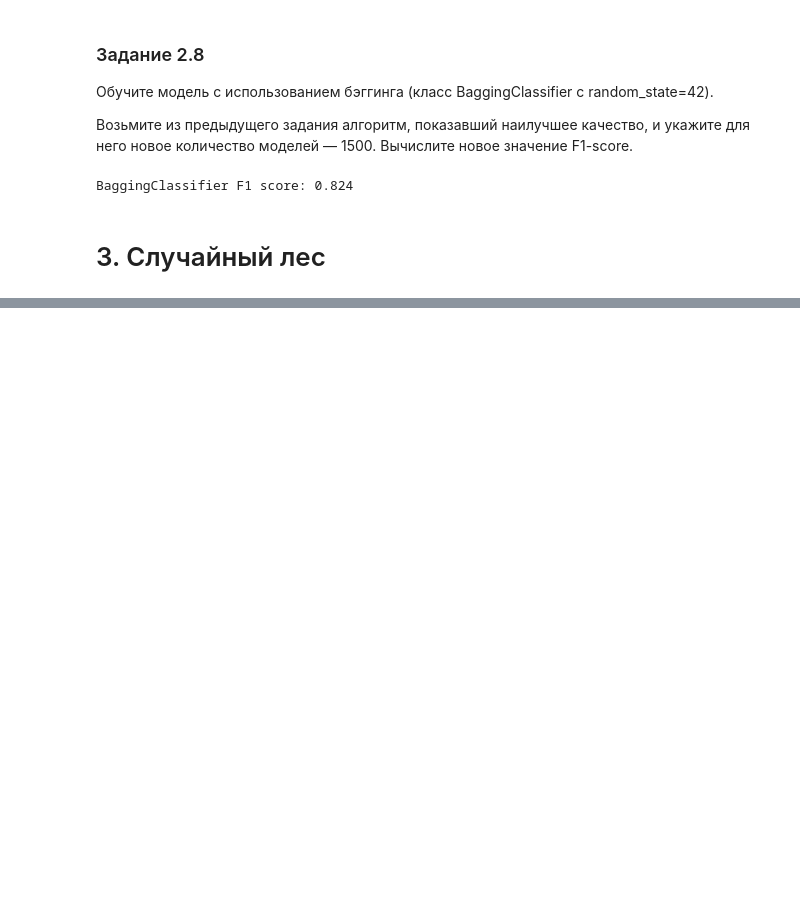
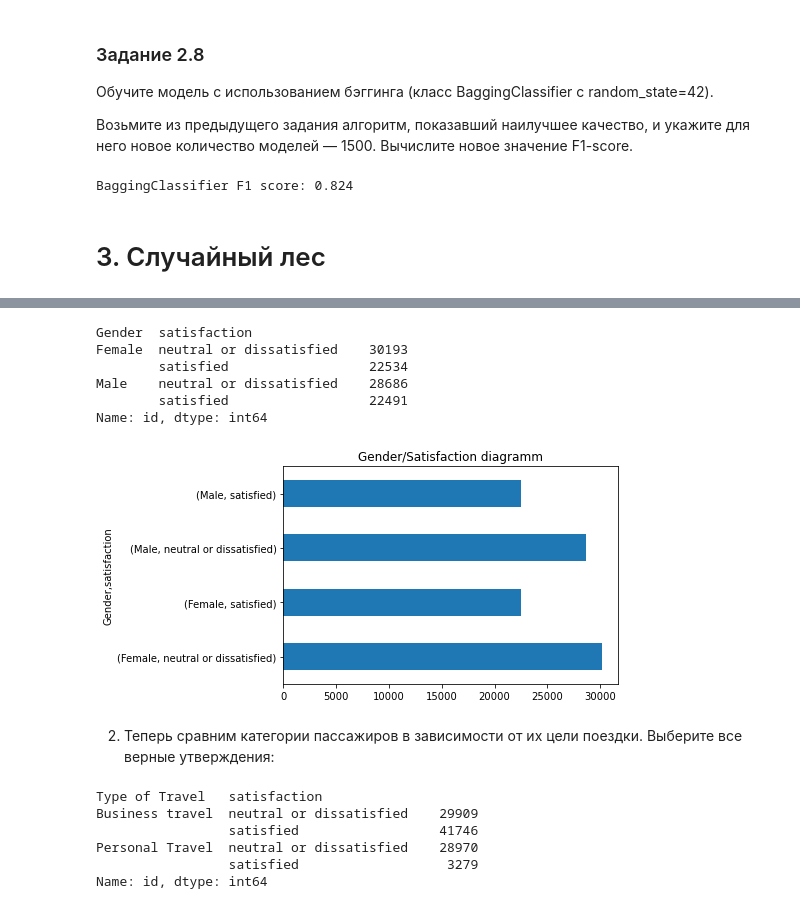
Before and after one commit to Terr14/SF_DS, a Jupyter notebook: SF_DataScience/MATH&ML-9. Математика ансамблевых методов/MATH&ML-9. Математика ансамблевых методов.ipynb, the cells around one changed output, grey strips where cells are left out. Drawn from its saved outputs; the diff is of its cells as text; code cells hidden in the pictures; blank space fills up the shorter version.

```diff
--- a/SF_DataScience/MATH&ML-9. Математика ансамблевых методов/MATH&ML-9. Математика ансамблевых методов.ipynb
+++ b/SF_DataScience/MATH&ML-9. Математика ансамблевых методов/MATH&ML-9. Математика ансамблевых методов.ipynb
@@ -492,0 +1592,4 @@ BaggingClassifier F1 score: 0.824
+# %%
+data = pd.read_csv('data/AirPass.zip').drop(columns=['Unnamed: 0'])
+
+data.head()
@@ -492,0 +1632,6 @@ BaggingClassifier F1 score: 0.824
+# %%
+data = data.fillna({
+    'Arrival Delay in Minutes': data['Arrival Delay in Minutes'].median()
+})
+
+round(data['Arrival Delay in Minutes'].mean(), 2)
@@ -492,0 +1648,36 @@ BaggingClassifier F1 score: 0.824
+# %%
+satisfaction = data.groupby(
+    by=['Gender', 'satisfaction']
+    ).count()['id']
+
+satisfaction
+# %% [output]
+Gender  satisfaction
+Female  neutral or dissatisfied    30193
+        satisfied                  22534
+Male    neutral or dissatisfied    28686
+        satisfied                  22491
+Name: id, dtype: int64
+# %%
+satisfaction.plot(
+    kind='barh',
+    title='Gender/Satisfaction diagramm'
+
+);
+# %% [output]
+[figure, added]
+# %% [markdown]
+2. Теперь сравним категории пассажиров в зависимости от их цели поездки. Выберите все верные утверждения:
+# %%
+type_of_travel = data.groupby(
+    by=['Type of Travel', 'satisfaction']
+    ).count()['id']
+
+type_of_travel
+# %% [output]
+Type of Travel   satisfaction
+Business travel  neutral or dissatisfied    29909
+                 satisfied                  41746
+Personal Travel  neutral or dissatisfied    28970
+                 satisfied                   3279
+Name: id, dtype: int64
```
Also changed, not shown: parts of 153 cells of this notebook, 9 other files.
